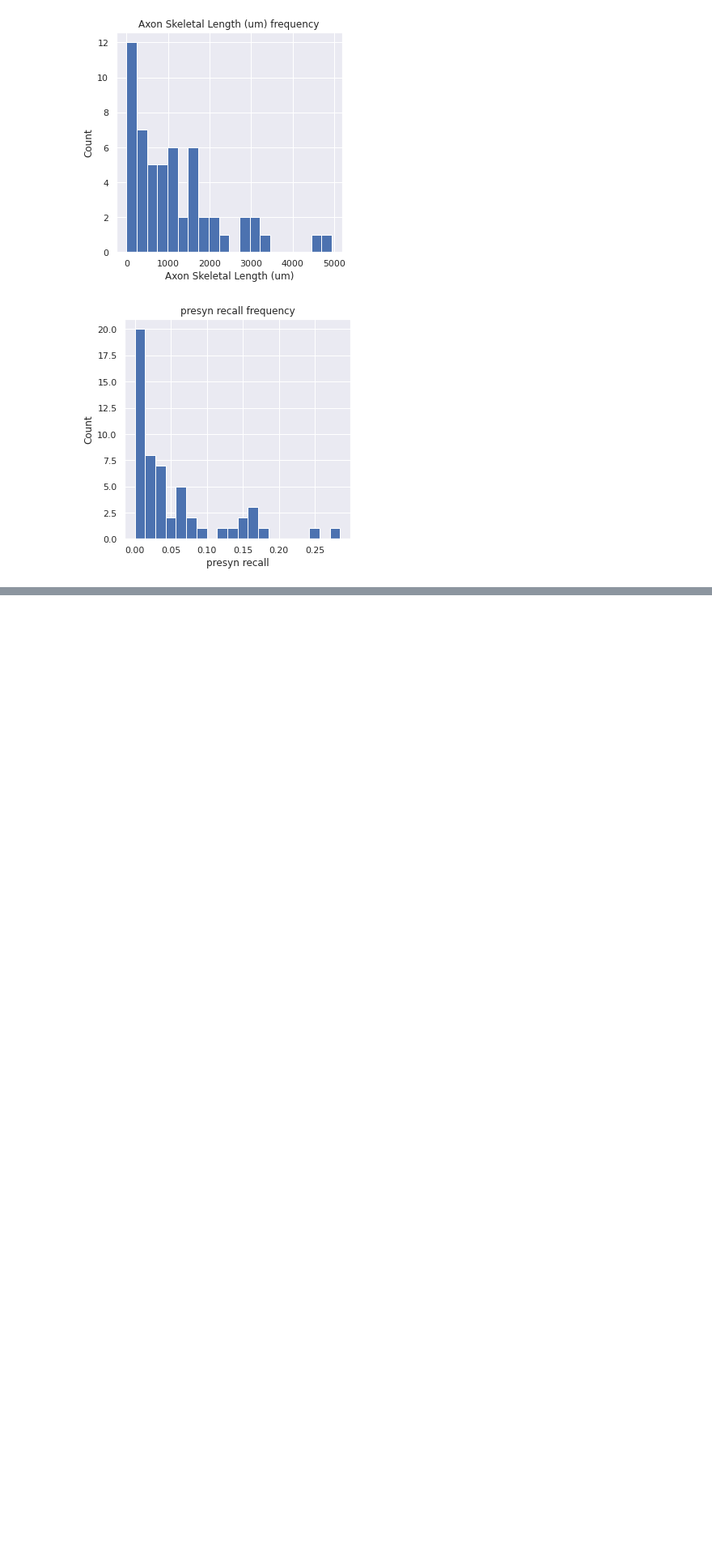
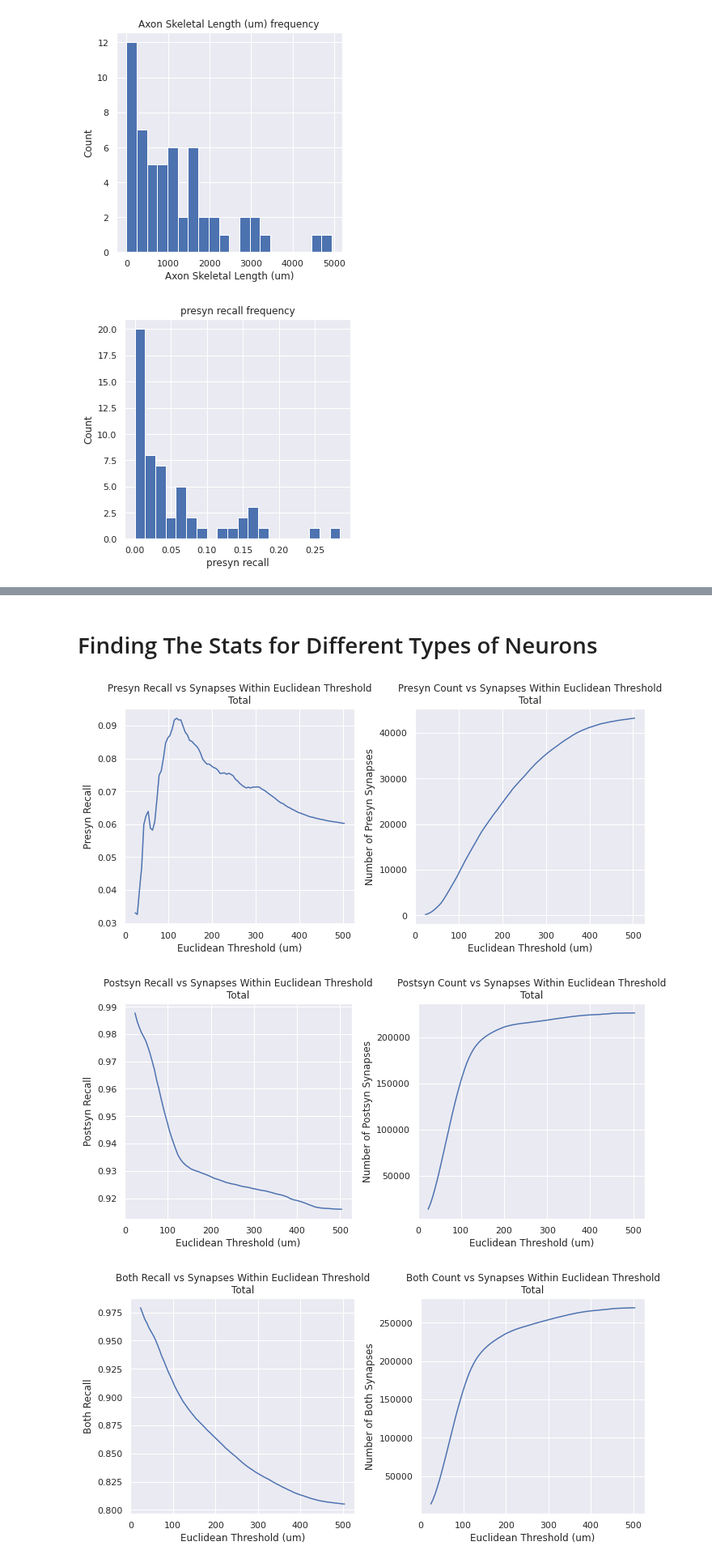
Before and after one commit to celiibrendan/neuron_mesh_tools, a Jupyter notebook: Auto_Proofreading/Validation_Testing/Allen_Proofread_Validation/Manually_Proofread_Cells_vp3.ipynb, the cells around one changed output, grey strips where cells are left out. Shown at 81% size. Cells and saved outputs as stored; diff of their text form; code cells hidden in the pictures; blank space fills up the shorter version.

```diff
--- a/Auto_Proofreading/Validation_Testing/Allen_Proofread_Validation/Manually_Proofread_Cells_vp3.ipynb
+++ b/Auto_Proofreading/Validation_Testing/Allen_Proofread_Validation/Manually_Proofread_Cells_vp3.ipynb
@@ -469,0 +532,9 @@ if plot_individual_histograms:
+# %% [markdown]
+# Finding The Stats for Different Types of Neurons
+# %%
+vu.score_vs_euclidean_synapse_threshold_analysis(cumulative_validation_df,
+                                                title_append="Total")
+# %% [output]
+[figure, added]
+[figure, added]
+[figure, added]
```
Also changed, not shown: parts of 21 cells of this notebook, 2 other files.
